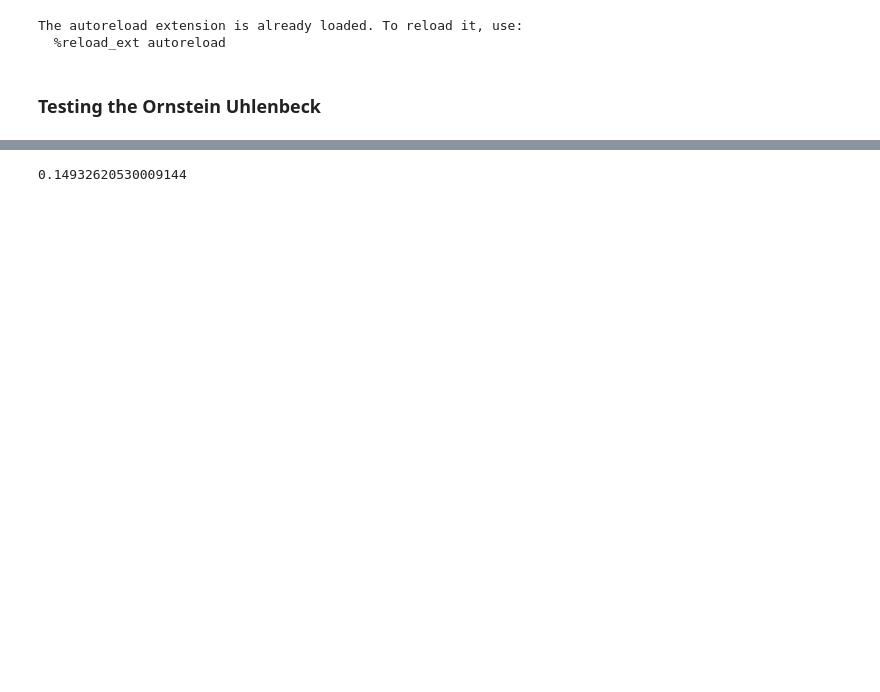
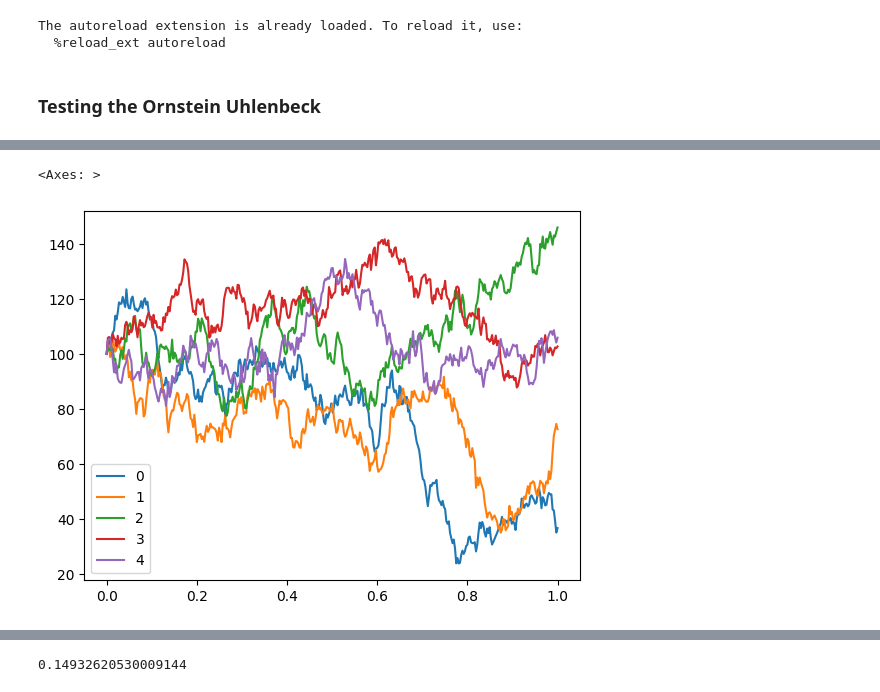
Before and after one commit to PascalLemieux/Paths-Generation, a Jupyter notebook: notebooks/processes.ipynb, the cells around one changed output, grey strips where cells are left out. Drawn from its saved outputs; the diff is of its cells as text; code cells hidden in the pictures; blank space fills up the shorter version.

```diff
--- a/notebooks/processes.ipynb
+++ b/notebooks/processes.ipynb
@@ -51,0 +52,7 @@ ou_paths.iloc[:, 0:5].plot()
+# %%
+ou_output = OrnsteinUhlenbeckProcess(volatility=50., long_term_mean=100.00, mean_reversion=1.0, initial_value=100.0)
+ou_output_paths = ou_output.generate(1000, regenerate=True)
+ou_output_paths.iloc[:, 0:5].plot()
+# %% [output]
+<Axes: >
+[figure, added]
```
Also changed, not shown: parts of 19 cells of this notebook, 5 other files.
